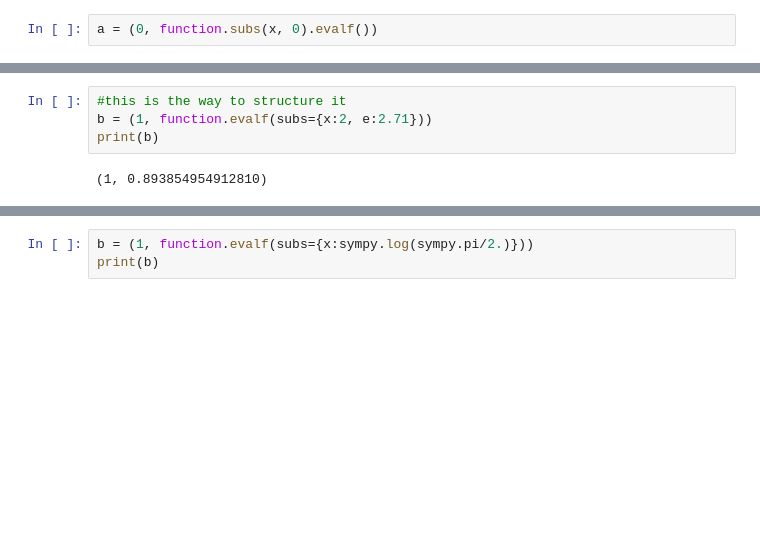
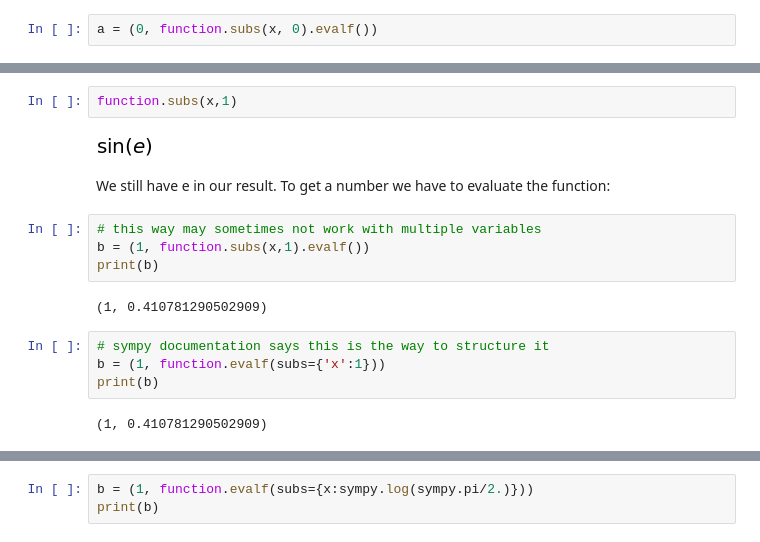
Before and after one commit to snifflesnrumjum/GAP_Python, a Jupyter notebook: GAP_Python_Workshop_4.ipynb, the cells around one changed output, grey strips where cells are left out. Cells and saved outputs as stored; diff of their text form; blank space fills up the shorter version.

```diff
--- a/GAP_Python_Workshop_4.ipynb
+++ b/GAP_Python_Workshop_4.ipynb
@@ -138,6 +239,18 @@ print(b)
+# %%
+function.subs(x,1)
+# %% [output]
+[figure, added]
+# %% [markdown]
+We still have e in our result. To get a number we have to evaluate the function:
+# %%
+# this way may sometimes not work with multiple variables
+b = (1, function.subs(x,1).evalf())
+print(b)
+# %% [output]
+(1, 0.410781290502909)
 # %%
-#this is the way to structure it
-b = (1, function.evalf(subs={x:2, e:2.71}))
+# sympy documentation says this is the way to structure it
+b = (1, function.evalf(subs={'x':1}))
 print(b)
 # %% [output]
-(1, 0.893854954912810)
+(1, 0.410781290502909)
```
Also changed, not shown: parts of 97 cells of this notebook.
